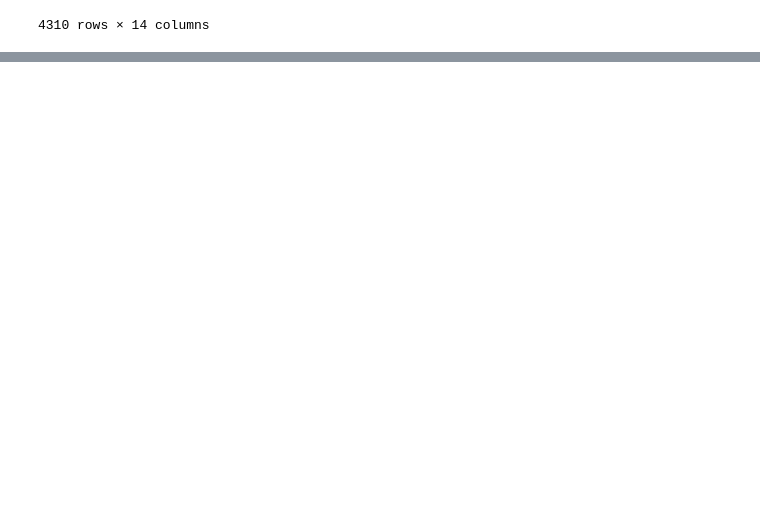
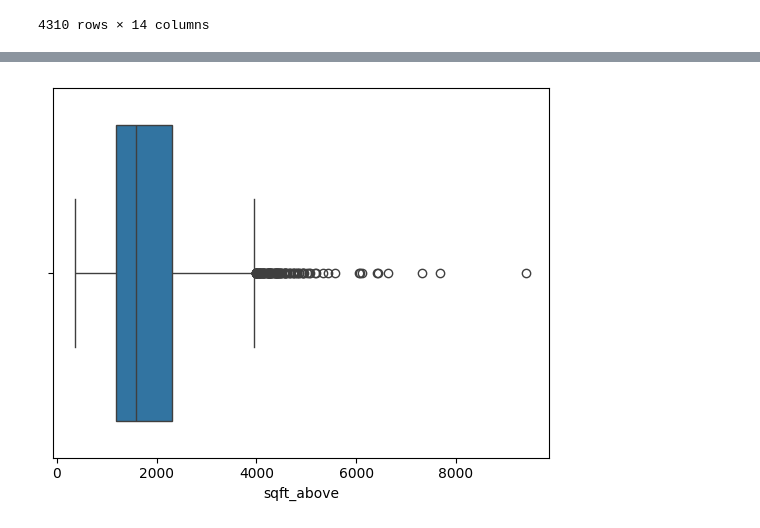
Before and after one commit to baladalintang/balada, a Jupyter notebook: regeresihargarumah.ipynb, the cells around one changed output, grey strips where cells are left out. Drawn from its saved outputs; the diff is of its cells as text; code cells hidden in the pictures; blank space fills up the shorter version.

```diff
--- a/regeresihargarumah.ipynb
+++ b/regeresihargarumah.ipynb
@@ -232,0 +260,4 @@ new_df
+# %%
+sns.boxplot(x=df['sqft_above']);
+# %% [output]
+[figure, added]
```
Also changed, not shown: parts of 9 cells of this notebook.
